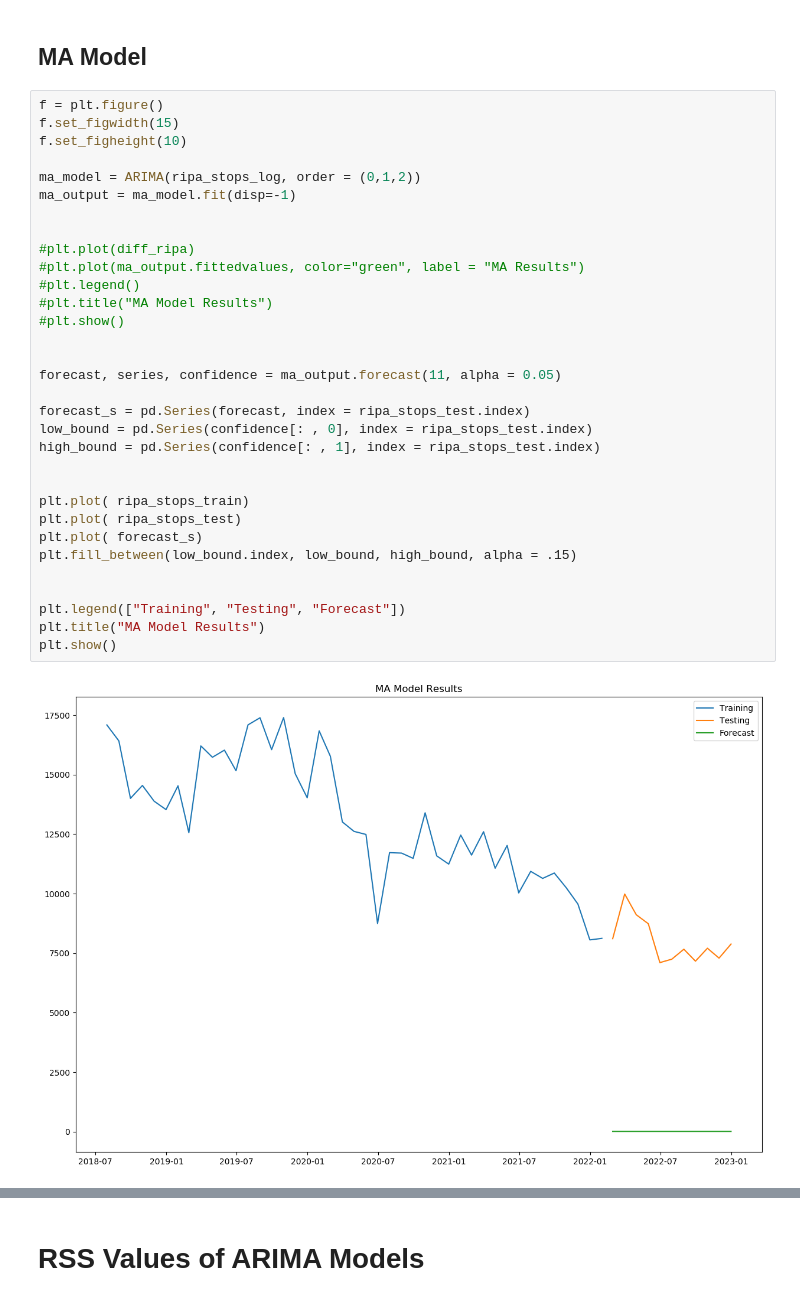
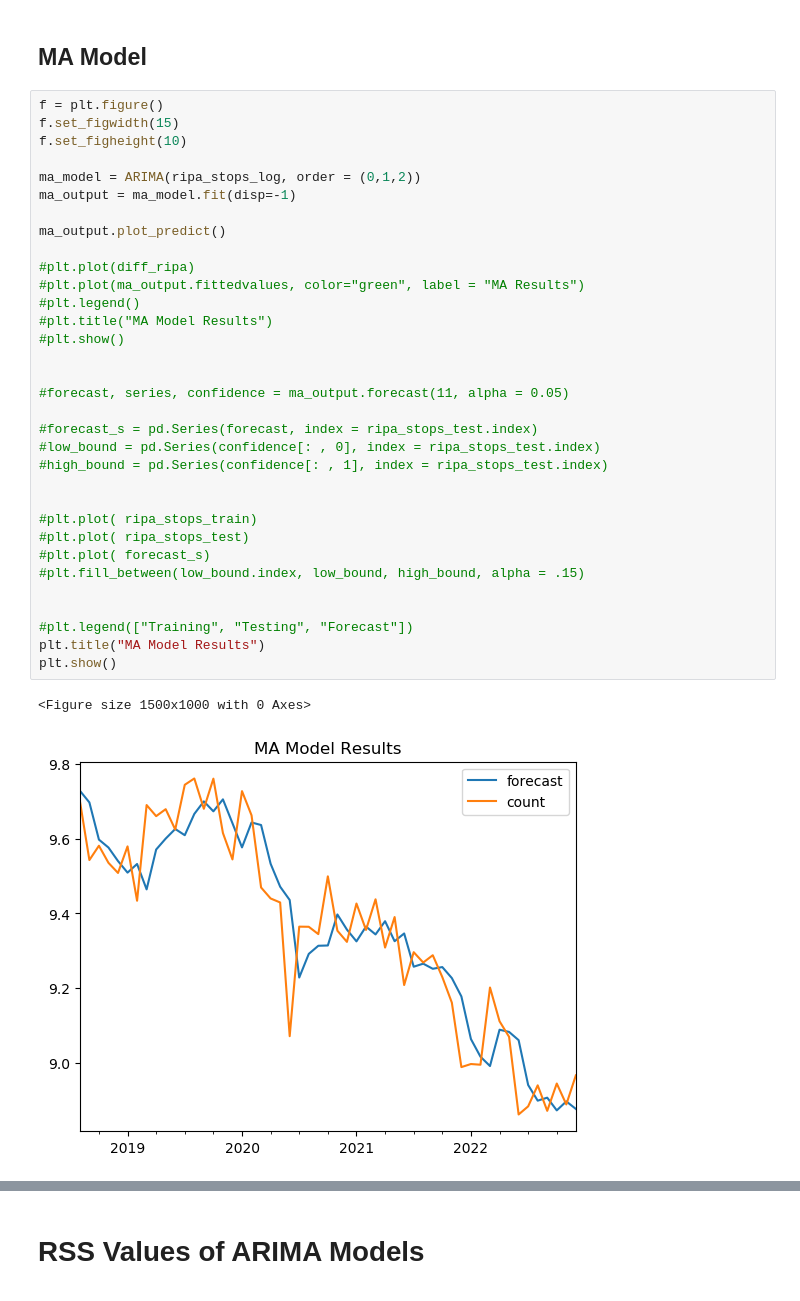
Before and after one commit to zalvatore/Predicting_Police_Activity, a Jupyter notebook: Police_Stops_Modeling.ipynb, the cells around one changed output, grey strips where cells are left out. Saved outputs shown, nothing was run; the diff lists cells and outputs as text.

```diff
--- a/Police_Stops_Modeling.ipynb
+++ b/Police_Stops_Modeling.ipynb
@@ -214,37 +204,39 @@ AR.2           -1.7635           +2.1855j            2.8082            0.3581
 # %%
 f = plt.figure()
 f.set_figwidth(15)
 f.set_figheight(10)
 
 ma_model = ARIMA(ripa_stops_log, order = (0,1,2))
 ma_output = ma_model.fit(disp=-1)
 
+ma_output.plot_predict()
 
 #plt.plot(diff_ripa)
 #plt.plot(ma_output.fittedvalues, color="green", label = "MA Results")
 #plt.legend()
 #plt.title("MA Model Results")
 #plt.show()
 
 
-forecast, series, confidence = ma_output.forecast(11, alpha = 0.05)
+#forecast, series, confidence = ma_output.forecast(11, alpha = 0.05)
 
-forecast_s = pd.Series(forecast, index = ripa_stops_test.index)
-low_bound = pd.Series(confidence[: , 0], index = ripa_stops_test.index)
-high_bound = pd.Series(confidence[: , 1], index = ripa_stops_test.index)
+#forecast_s = pd.Series(forecast, index = ripa_stops_test.index)
+#low_bound = pd.Series(confidence[: , 0], index = ripa_stops_test.index)
+#high_bound = pd.Series(confidence[: , 1], index = ripa_stops_test.index)
 
 
-plt.plot( ripa_stops_train)
-plt.plot( ripa_stops_test)
-plt.plot( forecast_s)
-plt.fill_between(low_bound.index, low_bound, high_bound, alpha = .15)
+#plt.plot( ripa_stops_train)
+#plt.plot( ripa_stops_test)
+#plt.plot( forecast_s)
+#plt.fill_between(low_bound.index, low_bound, high_bound, alpha = .15)
 
 
-plt.legend(["Training", "Testing", "Forecast"])
+#plt.legend(["Training", "Testing", "Forecast"])
 plt.title("MA Model Results")
 plt.show()
 # %% [output]
+<Figure size 1500x1000 with 0 Axes>
-[figure, old version]
+[figure, new version]
 # %%
 print(ma_output.summary())
 # %% [output]
```
Also changed, not shown: parts of 8 cells of this notebook, 1 other file.
